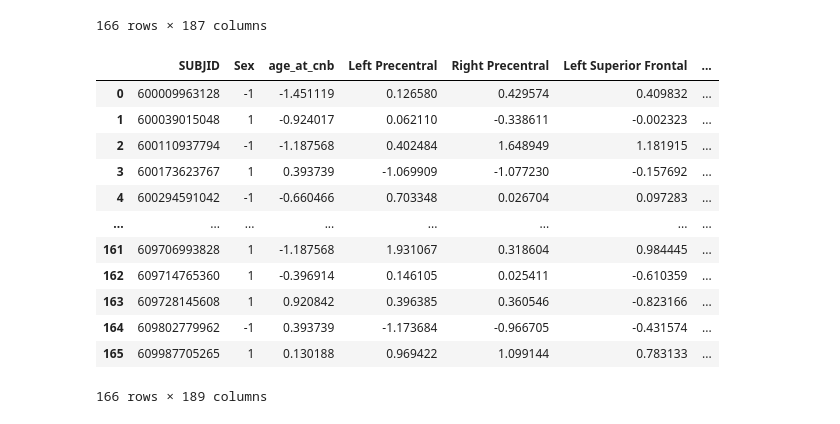
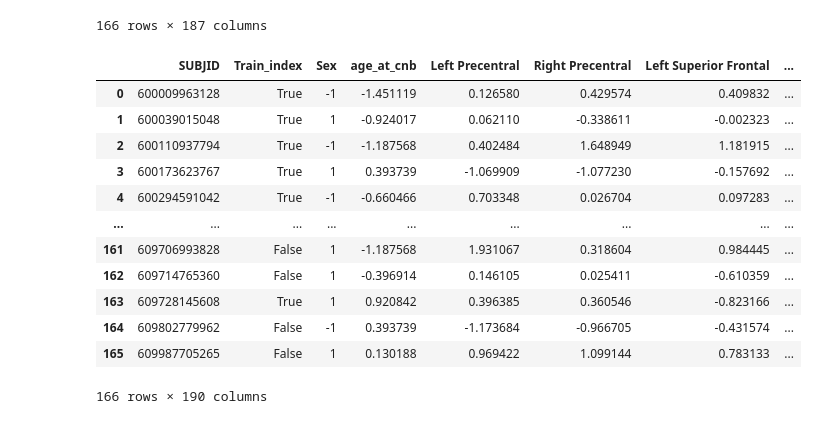
Before and after one commit to NxNiki/multidimensional_age_prediction, a Jupyter notebook: script00_prepare_data.ipynb, the cells around one changed output. Saved outputs shown, nothing was run; the diff lists cells and outputs as text; code cells hidden in the pictures.

```diff
--- a/script00_prepare_data.ipynb
+++ b/script00_prepare_data.ipynb
@@ -3,19 +3,18 @@
 import numpy as np
 import pandas as pd
 
-base_dir = "C:/Users/Xin/Dropbox/BrainImaging_ML/"
+# base_dir = "C:/Users/Xin/Onedrive - Drexel University/BrainImaging_ML/"
+base_dir = "C:/Users/niuxi/Onedrive - Drexel University/BrainImaging_ML/"
 # base_dir = "/home/xin/Dropbox/BrainImaging_ML/"
 
 data_dir = base_dir + "data"
 atlas_dir = base_dir + "Atlas_label"
 work_dir= base_dir + "multidimensional_age_prediction/"
 
-# ransac/huber with spm8 vbm features:
+## ransac/huber with spm8 vbm features:
 result_dir = work_dir + "out01_robustreg_behav_hc2_stdz_age_reverse_fa"
 hc_column = 'mental_hc2'
-
-# result_dir = work_dir + "result_robustreg_behav_hc3_stdz_age_reverse_fa"
-# hc_column = 'mental_hc3'
+test_size = 70
 
 import os
 from os import path
@@ -312,35 +309,48 @@ behav_feature.iloc[:,2:]
 # %%
 from sklearn.preprocessing import MinMaxScaler
 from sklearn.preprocessing import RobustScaler
+from sklearn.model_selection import train_test_split
 
 # scaler = MinMaxScaler()
 scaler = RobustScaler()
 
 # count number of NaNs:
 # row_nancount = subject_info_feature.isna().sum()
 # subject_info_feature = subject_info_feature.loc[:, subject_info_feature.isna().sum()==0]
 
 # # center age at sample mean:
 # behav_feature['age_at_cnb']=behav_feature['age_at_cnb']-behav_feature['age_at_cnb'].mean()
 
 # standardize age at sample mean:
+subject_split_info = behav_feature.iloc[:,1:3]
 behav_feature['age_at_cnb']= (behav_feature['age_at_cnb']-behav_feature['age_at_cnb'].mean())/behav_feature['age_at_cnb'].std()
+
+# scale brain imaging features:
 scaler.fit(behav_feature.iloc[:,3:].values)
 behav_feature.iloc[:,3:] = scaler.transform(behav_feature.iloc[:,3:].values)
 
+# add train test index:
+X_train, X_test, y_train, y_test= train_test_split(behav_feature['SUBJID'], behav_feature['age_at_cnb'], test_size=test_size,
+                                                    random_state=111,
+                                                    stratify = behav_feature['Sex'])
+
+train_index = behav_feature['SUBJID'].isin(X_train)
+behav_feature.insert(loc = 1, column = 'Train_index', value = train_index)
+subject_split_info.insert(loc = 1, column = 'Train_index', value = train_index)
+
 behav_feature.to_csv(result_dir+'/out01_behav_feature_hc.csv')
 behav_feature
 # %% [output]
-|  | SUBJID | Sex | age_at_cnb | Left Precentral | Right Precentral | Left Superior Frontal | ... |
-| 0 | 600009963128 | -1 | -1.451119 | 0.126580 | 0.429574 | 0.409832 | ... |
-| 1 | 600039015048 | 1 | -0.924017 | 0.062110 | -0.338611 | -0.002323 | ... |
-| 2 | 600110937794 | -1 | -1.187568 | 0.402484 | 1.648949 | 1.181915 | ... |
-| 3 | 600173623767 | 1 | 0.393739 | -1.069909 | -1.077230 | -0.157692 | ... |
-| 4 | 600294591042 | -1 | -0.660466 | 0.703348 | 0.026704 | 0.097283 | ... |
-| ... | ... | ... | ... | ... | ... | ... | ... |
-| 161 | 609706993828 | 1 | -1.187568 | 1.931067 | 0.318604 | 0.984445 | ... |
-| 162 | 609714765360 | 1 | -0.396914 | 0.146105 | 0.025411 | -0.610359 | ... |
-| 163 | 609728145608 | 1 | 0.920842 | 0.396385 | 0.360546 | -0.823166 | ... |
-| 164 | 609802779962 | -1 | 0.393739 | -1.173684 | -0.966705 | -0.431574 | ... |
-| 165 | 609987705265 | 1 | 0.130188 | 0.969422 | 1.099144 | 0.783133 | ... |
+|  | SUBJID | Train_index | Sex | age_at_cnb | Left Precentral | Right Precentral | Left Superior Frontal | ... |
+| 0 | 600009963128 | True | -1 | -1.451119 | 0.126580 | 0.429574 | 0.409832 | ... |
+| 1 | 600039015048 | True | 1 | -0.924017 | 0.062110 | -0.338611 | -0.002323 | ... |
+| 2 | 600110937794 | True | -1 | -1.187568 | 0.402484 | 1.648949 | 1.181915 | ... |
+| 3 | 600173623767 | True | 1 | 0.393739 | -1.069909 | -1.077230 | -0.157692 | ... |
+| 4 | 600294591042 | True | -1 | -0.660466 | 0.703348 | 0.026704 | 0.097283 | ... |
+| ... | ... | ... | ... | ... | ... | ... | ... | ... |
+| 161 | 609706993828 | False | 1 | -1.187568 | 1.931067 | 0.318604 | 0.984445 | ... |
+| 162 | 609714765360 | False | 1 | -0.396914 | 0.146105 | 0.025411 | -0.610359 | ... |
+| 163 | 609728145608 | True | 1 | 0.920842 | 0.396385 | 0.360546 | -0.823166 | ... |
+| 164 | 609802779962 | False | -1 | 0.393739 | -1.173684 | -0.966705 | -0.431574 | ... |
+| 165 | 609987705265 | False | 1 | 0.130188 | 0.969422 | 1.099144 | 0.783133 | ... |
-166 rows × 189 columns
+166 rows × 190 columns
```
Also changed, not shown: parts of 5 cells of this notebook, 10 other files.
